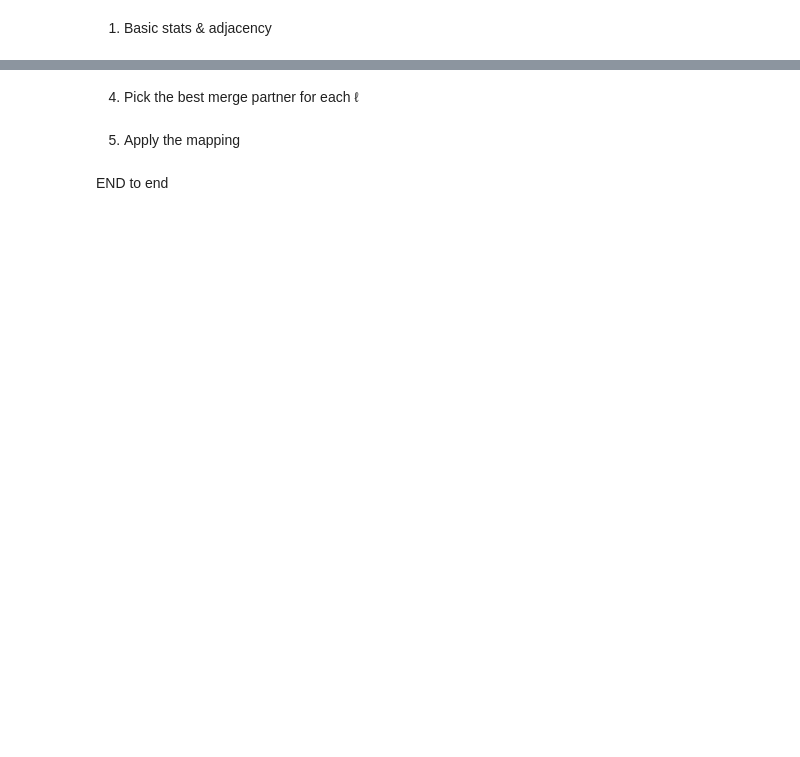
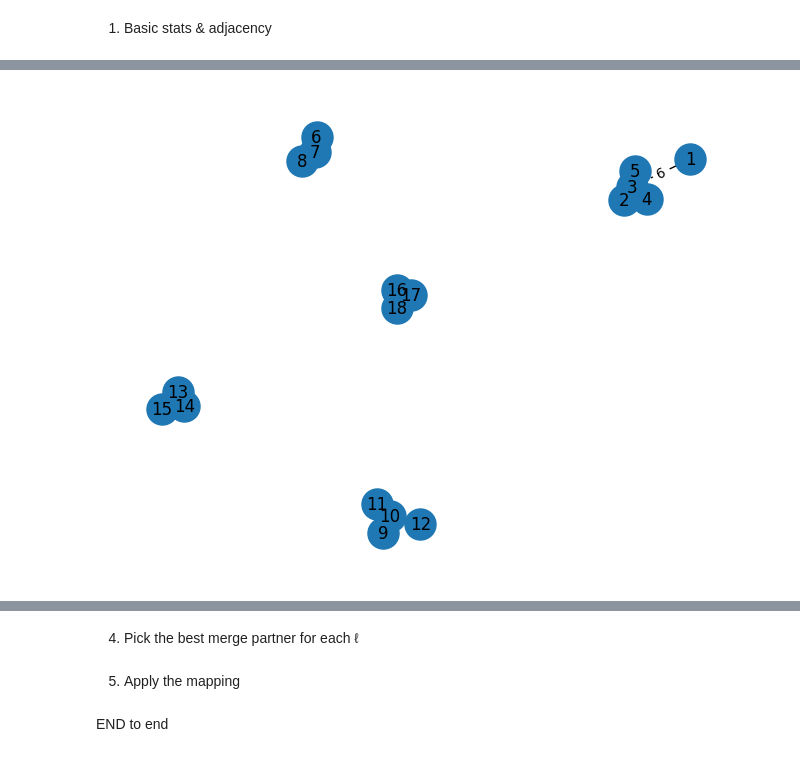
Before and after one commit to pbert5/lysozyme-stain-quantification, a Jupyter notebook: component development/mergeLogic/merge_logic_developmemnt.ipynb, the cells around one changed output, grey strips where cells are left out. Saved outputs shown, nothing was run; the diff lists cells and outputs as text; code cells hidden in the pictures; blank space fills up the shorter version.

```diff
--- a/component development/mergeLogic/merge_logic_developmemnt.ipynb
+++ b/component development/mergeLogic/merge_logic_developmemnt.ipynb
@@ -56,3 +92,20 @@ props, perims, cents, areas, shared = compute_stats_and_adjacency(expanded_label
+# %%
+import networkx as nx
+import matplotlib.pyplot as plt
+
+G = nx.Graph()
+for i, nbrs in shared.items():
+    for j, w in nbrs.items():
+        if w>0 and i<j:
+            G.add_edge(i, j, weight=w)
+
+pos = nx.spring_layout(G)
+nx.draw(G, pos, with_labels=True, node_size=500)
+labels = nx.get_edge_attributes(G,'weight')
+nx.draw_networkx_edge_labels(G, pos, edge_labels=labels)
+plt.show()
+# %% [output]
+[figure, added]
 # %% [markdown]
 ## stage 1
 ### find all 3 member or
```
Also changed, not shown: parts of 11 cells of this notebook.
